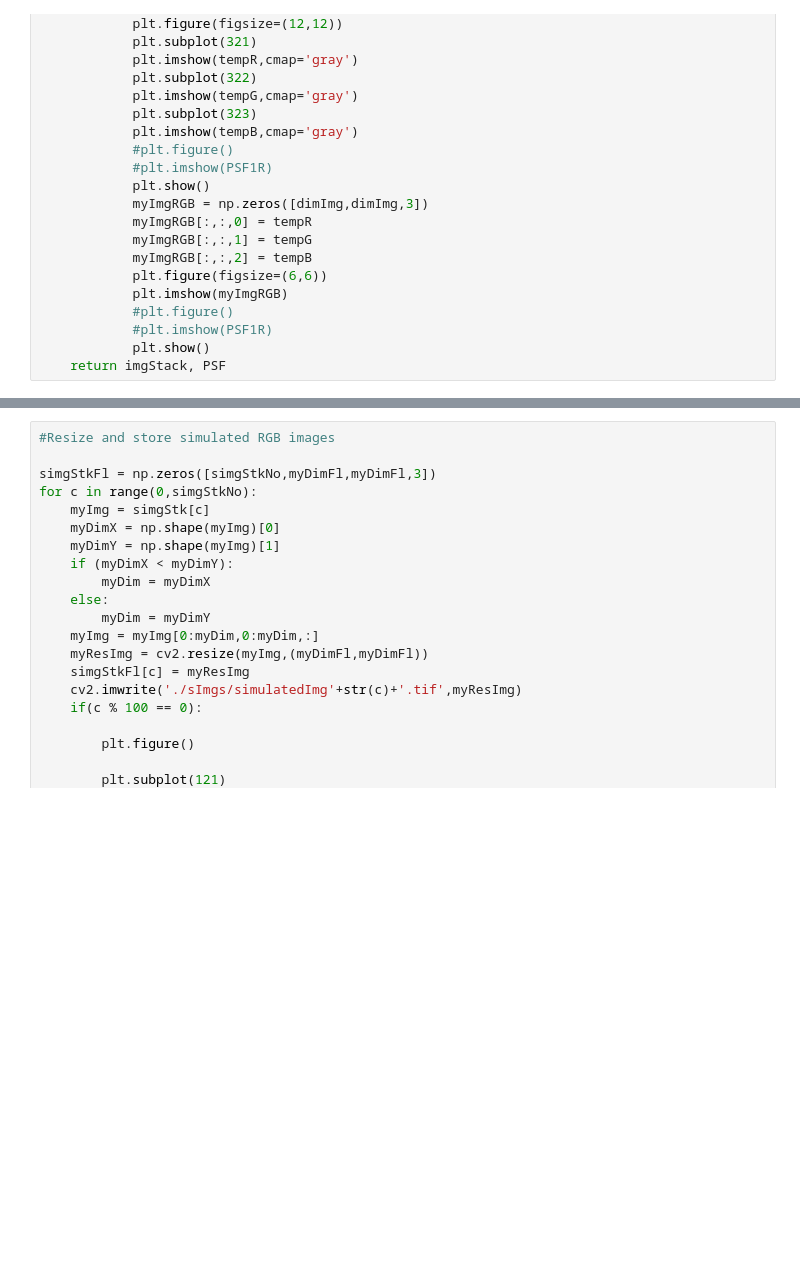
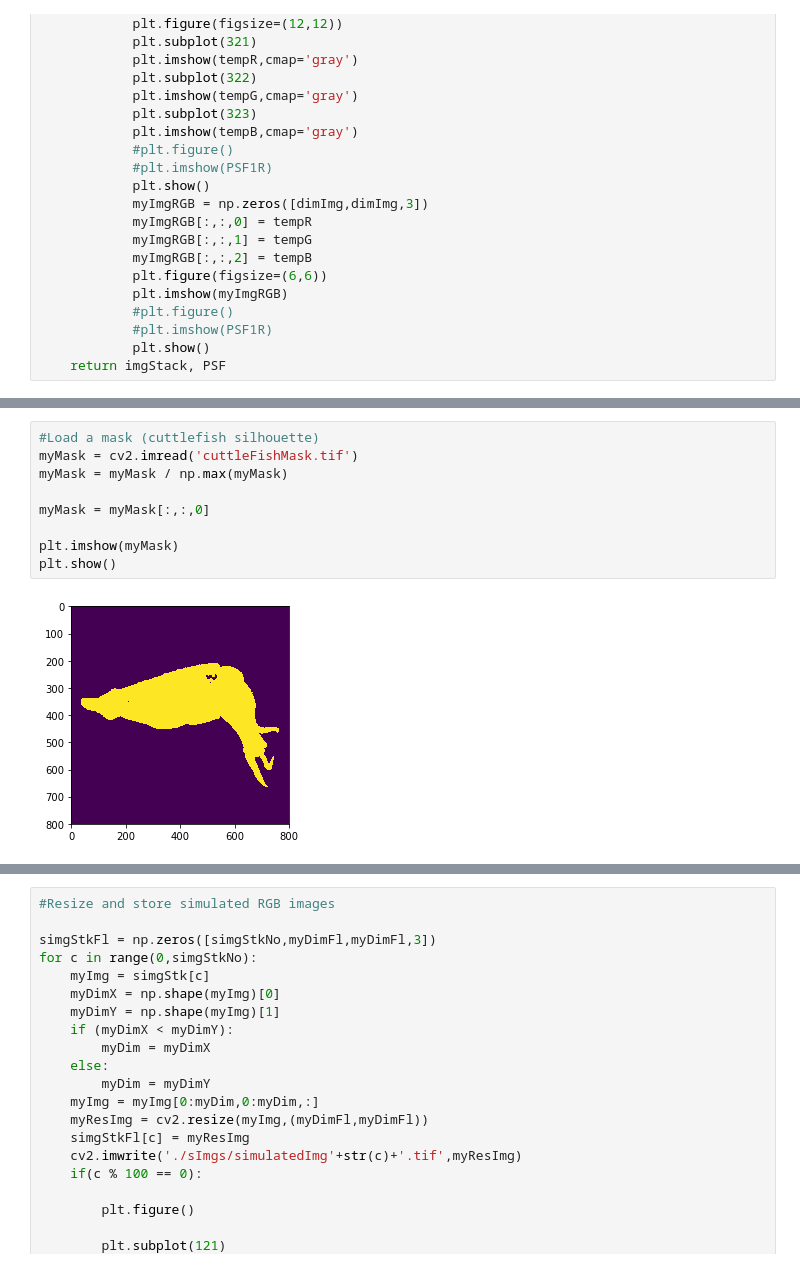
Before and after one commit to theScinder/cuttleVision, a Jupyter notebook: cuttlePySimPatterns.ipynb, the cells around one changed output, grey strips where cells are left out. Drawn from its saved outputs; the diff is of its cells as text; blank space fills up the shorter version.

```diff
--- a/cuttlePySimPatterns.ipynb
+++ b/cuttlePySimPatterns.ipynb
@@ -178,3 +178,14 @@ plt.show()
+# %%
+#Load a mask (cuttlefish silhouette)
+myMask = cv2.imread('cuttleFishMask.tif')
+myMask = myMask / np.max(myMask)
+
+myMask = myMask[:,:,0]
+
+plt.imshow(myMask)
+plt.show()
+# %% [output]
+[figure, added]
 # %%
 #Generate random RGB images
 myDimSm = 256
```
Also changed, not shown: parts of 2 cells of this notebook, 1 other file.
